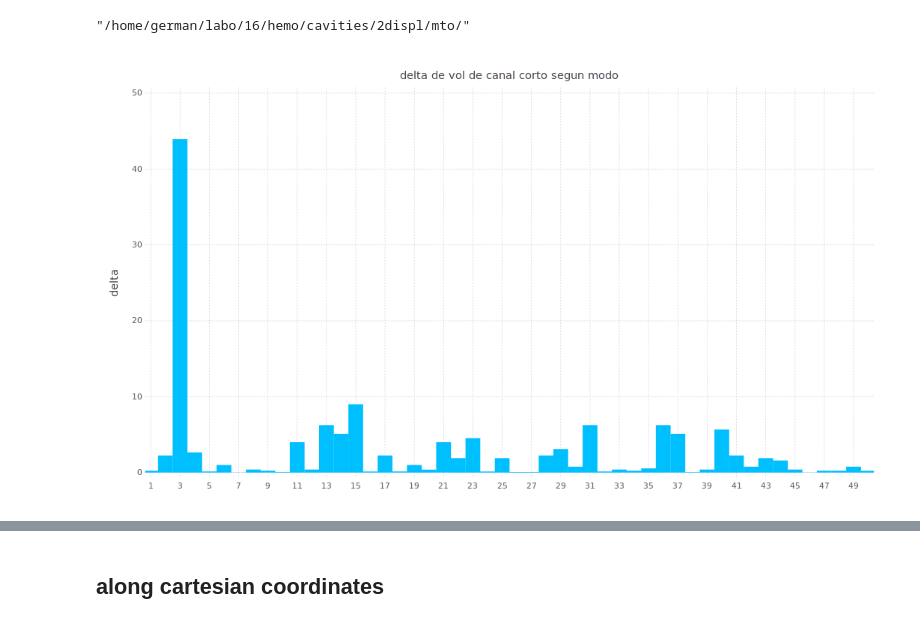
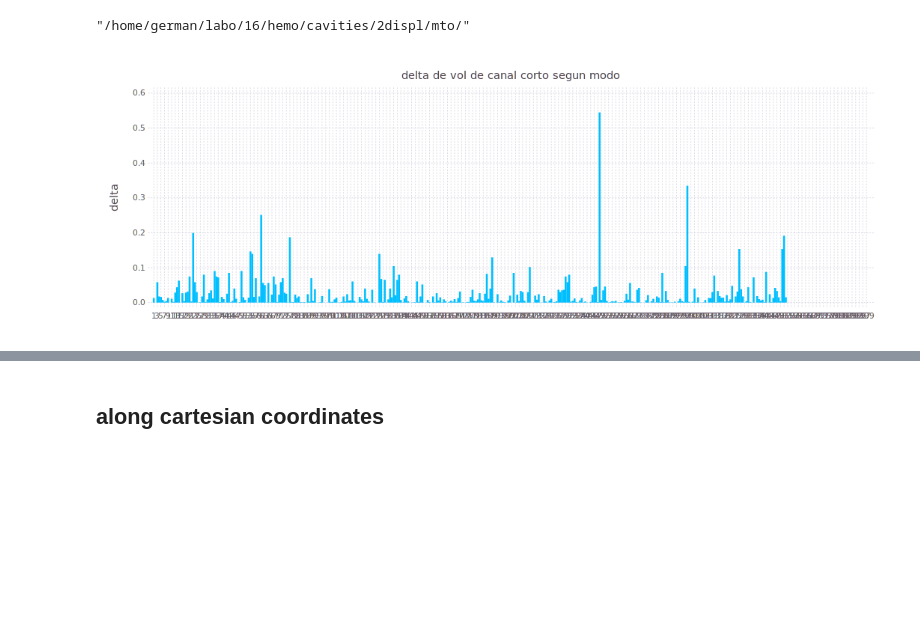
Before and after one commit to pgbarletta/hemo, a Jupyter notebook: src/gradient.ipynb, the cells around one changed output, grey strips where cells are left out. Drawn from its saved outputs; the diff is of its cells as text; code cells hidden in the pictures; blank space fills up the shorter version.

```diff
--- a/src/gradient.ipynb
+++ b/src/gradient.ipynb
@@ -145,12 +187,12 @@ for magnitude in [1 3 5 8]
 end
 # %%
 # Ahora calculo los vectores
-magnitude = 5
+magnitude = 8
 displacement = string("d", magnitude)
 for j=1:aa3-6
     pdb_mto = string(files_template, displacement, "/", "mod", j, "_", displacement, "_mto.pdb")
 # Calculo el pocket
-    conf_mto = string(files_template, displacement, "/conf_mto")
+    conf_mto = string(files_template, displacement, "/conf_mto.cfg")
     vol_mto = string(files_template, displacement, "/vol_mto")
     run(`epock -s $pdb_mto -c $conf_mto -o $vol_mto`)
     rtdo = readdlm(vol_mto)
@@ -161,7 +203,7 @@ end
 
 # Calculo el pocket original
 pdb_mto = "/home/german/labo/16/hemo/cavities/2displ/bu/mto.pdb"
-conf_mto = "/home/german/labo/16/hemo/cavities/2displ/mto/d1/conf_mto"
+conf_mto = "/home/german/labo/16/hemo/cavities/2displ/bu/conf_mto.cfg"
 vol_mto = "/home/german/labo/16/hemo/cavities/2displ/mto/vol.dat"
 run(`epock -s $pdb_mto -c $conf_mto -o $vol_mto`)
 rtdo = readdlm(vol_mto)
@@ -173,22 +215,28 @@ orig_vol_pocket_mto_3 = rtdo[2, 4]
 vec_pocket_mto_1 = (vol_pocket_mto_1 .- orig_vol_pocket_mto_1).^2
 vec_pocket_mto_2 = (vol_pocket_mto_2 .- orig_vol_pocket_mto_2).^2
 vec_pocket_mto_3 = (vol_pocket_mto_3 .- orig_vol_pocket_mto_3).^2;
+# Los normalizo
+vec_pocket_mto_1 = vec_pocket_mto_1 / norm(vec_pocket_mto_1)
+vec_pocket_mto_2 = vec_pocket_mto_2 / norm(vec_pocket_mto_2)
+vec_pocket_mto_3 = vec_pocket_mto_3 / norm(vec_pocket_mto_3)
 
 # Los guardo
 out_vec_1 = string("/home/german/labo/16/hemo/cavities/2displ/vtores/", magnitude,"_vec_pocket_mto_corto")
 out_vec_2 = string("/home/german/labo/16/hemo/cavities/2displ/vtores/", magnitude,"_vec_pocket_mto_portal")
 out_vec_3 = string("/home/german/labo/16/hemo/cavities/2displ/vtores/", magnitude,"_vec_pocket_mto_largo")
-writedlm(out_vec_1, vec_pocket_mto_1)
-writedlm(out_vec_2, vec_pocket_mto_2)
-writedlm(out_vec_3, vec_pocket_mto_3);
+df_vec_pocket_mto_1 = DataFrame(delta = vec_pocket_mto_1)
+df_vec_pocket_mto_2 = DataFrame(delta = vec_pocket_mto_2)
+df_vec_pocket_mto_3 = DataFrame(delta = vec_pocket_mto_3)
+writetable(out_vec_1, df_vec_pocket_mto_1)
+writetable(out_vec_2, df_vec_pocket_mto_2)
+writetable(out_vec_3, df_vec_pocket_mto_3);
 # %%
-df_vec_pocket_mto_1 = DataFrame(delta = vec_pocket_mto_1)
 plot(df_vec_pocket_mto_1,
 y="delta",
 Geom.bar(position=:dodge),
 Guide.Title("delta de vol de canal corto segun modo"),
-Coord.Cartesian(xmin=1, xmax=50),
-Guide.xticks(ticks = collect(1:2:50), orientation=:horizontal))
+Coord.Cartesian(xmin=1, xmax=400),
+Guide.xticks(ticks = collect(1:2:400), orientation=:horizontal))
 # %% [output]
-[figure, old version]
+[figure, new version]
 # %%
```
Also changed, not shown: parts of 28 cells of this notebook, 24 other files.
